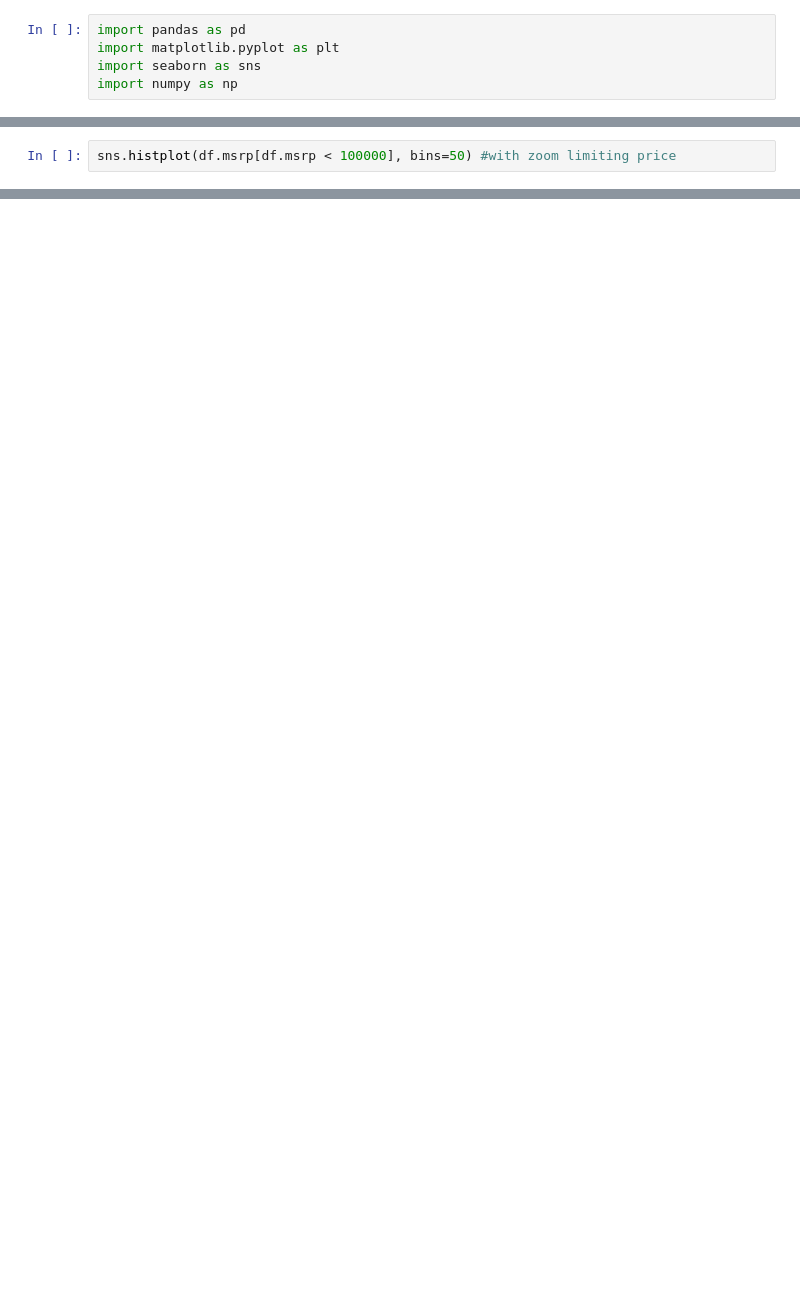
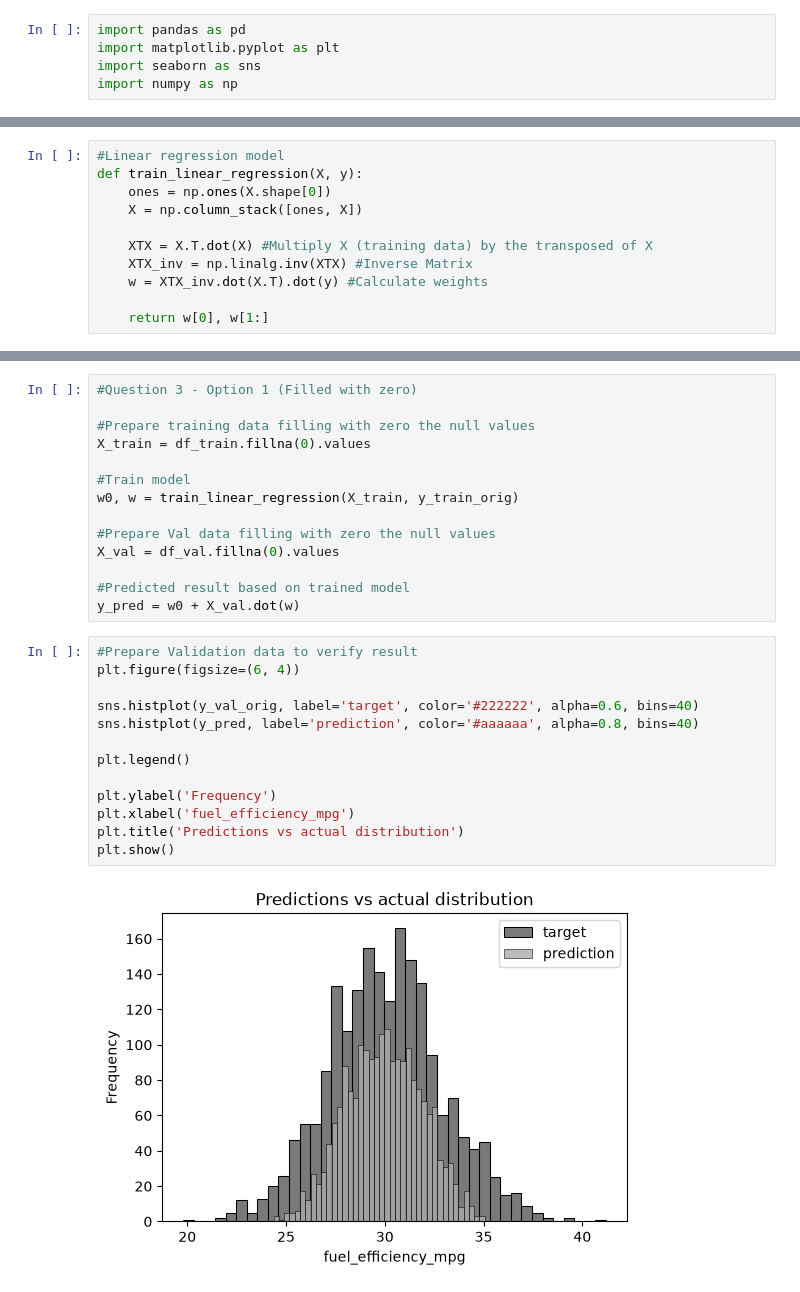
Before and after one commit to andanovais/machine-learning-zoomcamp-homework, a Jupyter notebook: 02-regression/homework2.ipynb, the cells around one changed output, grey strips where cells are left out. Cells and saved outputs as stored; diff of their text form; blank space fills up the shorter version.

```diff
--- a/02-regression/homework2.ipynb
+++ b/02-regression/homework2.ipynb
@@ -119,2 +154,11 @@ sns.histplot(df.msrp, bins=50) #create histogram for distrivbution of car prices
 # %%
-sns.histplot(df.msrp[df.msrp < 100000], bins=50) #with zoom limiting price
+#Linear regression model
+def train_linear_regression(X, y):
+    ones = np.ones(X.shape[0])
+    X = np.column_stack([ones, X])
+
+    XTX = X.T.dot(X) #Multiply X (training data) by the transposed of X
+    XTX_inv = np.linalg.inv(XTX) #Inverse Matrix
+    w = XTX_inv.dot(X.T).dot(y) #Calculate weights
+
+    return w[0], w[1:]
@@ -130,0 +171,29 @@ sns.histplot(price_logs, bins=50)
+# %%
+#Question 3 - Option 1 (Filled with zero)
+
+#Prepare training data filling with zero the null values
+X_train = df_train.fillna(0).values
+
+#Train model
+w0, w = train_linear_regression(X_train, y_train_orig)
+
+#Prepare Val data filling with zero the null values
+X_val = df_val.fillna(0).values
+
+#Predicted result based on trained model
+y_pred = w0 + X_val.dot(w)
+# %%
+#Prepare Validation data to verify result
+plt.figure(figsize=(6, 4))
+
+sns.histplot(y_val_orig, label='target', color='#222222', alpha=0.6, bins=40)
+sns.histplot(y_pred, label='prediction', color='#aaaaaa', alpha=0.8, bins=40)
+
+plt.legend()
+
+plt.ylabel('Frequency')
+plt.xlabel('fuel_efficiency_mpg')
+plt.title('Predictions vs actual distribution')
+plt.show()
+# %% [output]
+[figure, added]
```
Also changed, not shown: parts of 31 cells of this notebook, 1 other file.
